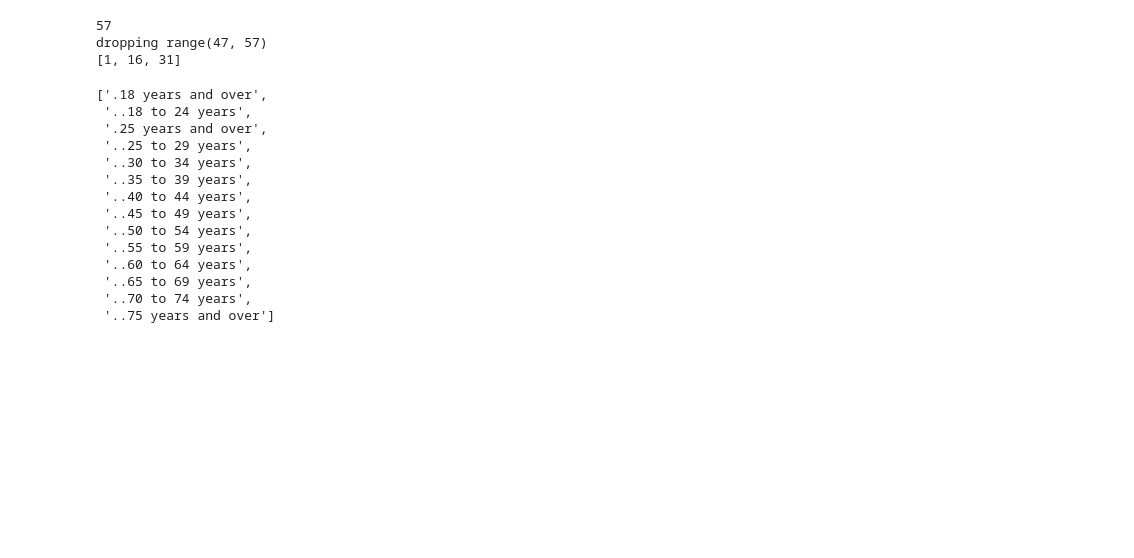
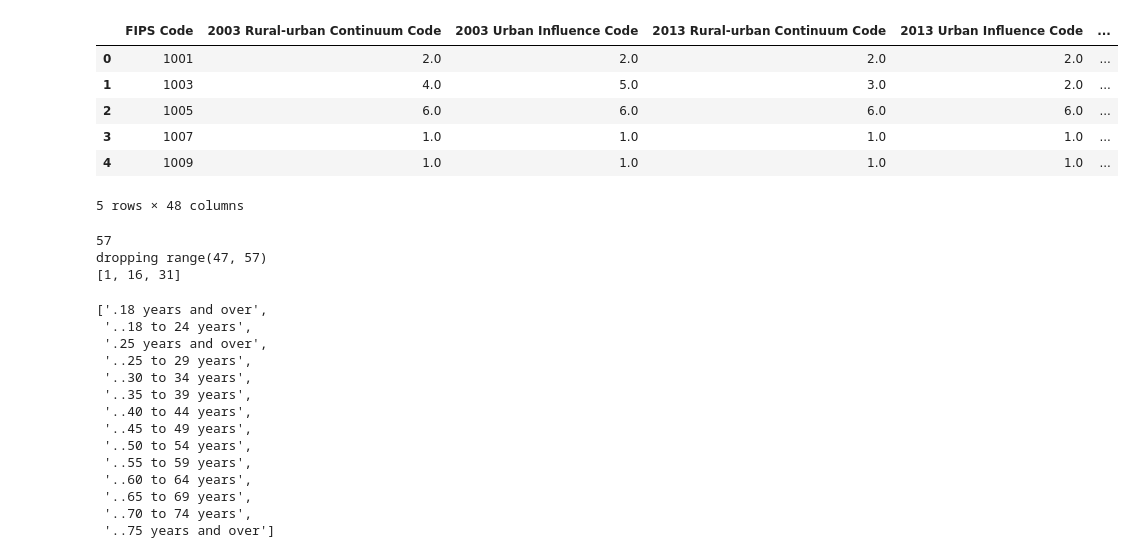
Before and after one commit to chemodan/phdchemodan, a Jupyter notebook: INFORMS2020/python/get_data_from_education_by_age.ipynb, the cells around one changed output. Drawn from its saved outputs; the diff is of its cells as text; code cells hidden in the pictures; blank space fills up the shorter version.

```diff
--- a/INFORMS2020/python/get_data_from_education_by_age.ipynb
+++ b/INFORMS2020/python/get_data_from_education_by_age.ipynb
@@ -19,3 +51,19 @@ Done
+# %%
+counties = myDF.loc[myDF["Area name"].str.contains("County")].copy().reset_index(drop=True, inplace=False)
+counties.head()
+
+counties["county"] = counties["Area name"].str.replace(" County", "")
+del counties["Area name"]
+counties["county_state"] = counties["county"] + ", " + counties["state"]
+counties.head()
+# %% [output]
+|  | FIPS Code | 2003 Rural-urban Continuum Code | 2003 Urban Influence Code | 2013 Rural-urban Continuum Code | 2013 Urban Influence Code | ... |
+| 0 | 1001 | 2.0 | 2.0 | 2.0 | 2.0 | ... |
+| 1 | 1003 | 4.0 | 5.0 | 3.0 | 2.0 | ... |
+| 2 | 1005 | 6.0 | 6.0 | 6.0 | 6.0 | ... |
+| 3 | 1007 | 1.0 | 1.0 | 1.0 | 1.0 | ... |
+| 4 | 1009 | 1.0 | 1.0 | 1.0 | 1.0 | ... |
+5 rows × 48 columns
 # %%
 def setGender(dfEd: pd.DataFrame) -> pd.DataFrame:
     """
```
Also changed, not shown: parts of 4 cells of this notebook, 3 other files.
